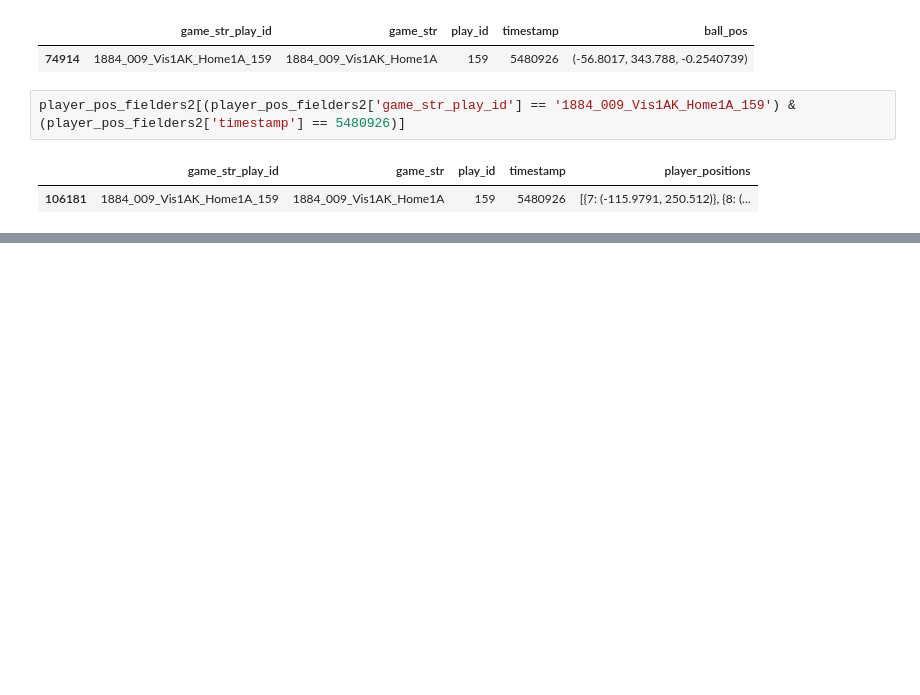
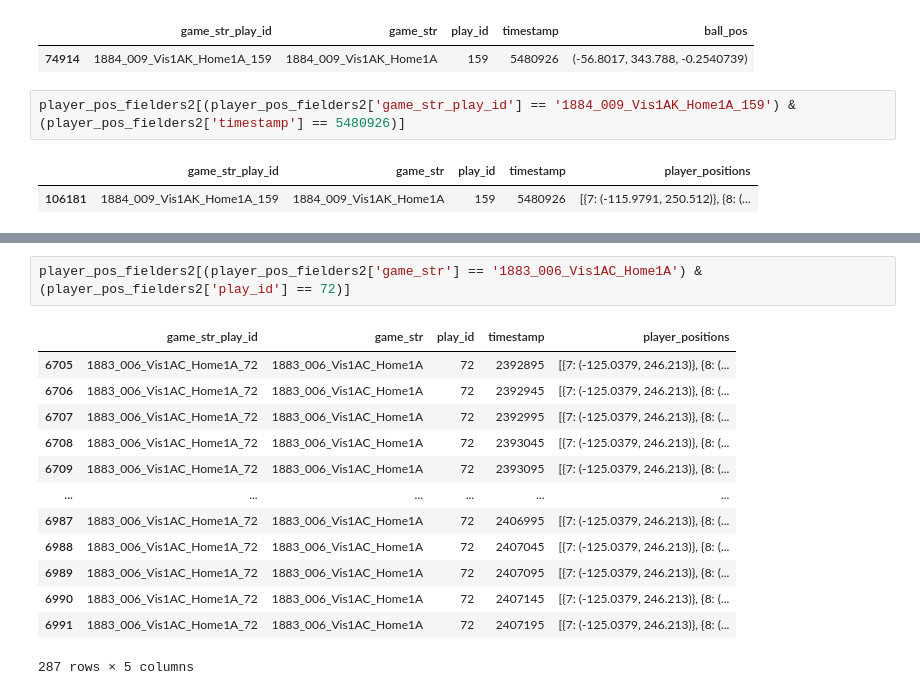
Before and after one commit to victorhauvi/SMT2024, a Jupyter notebook: 2024_SMT_Data_Challenge/SMT.ipynb, the cells around one changed output, grey strips where cells are left out. Saved outputs shown, nothing was run; the diff lists cells and outputs as text; blank space fills up the shorter version.

```diff
--- a/2024_SMT_Data_Challenge/SMT.ipynb
+++ b/2024_SMT_Data_Challenge/SMT.ipynb
@@ -1020,0 +1100,16 @@ player_pos_fielders2[(player_pos_fielders2['game_str_play_id'] == '1884_009_Vis1
+# %%
+player_pos_fielders2[(player_pos_fielders2['game_str'] == '1883_006_Vis1AC_Home1A') & (player_pos_fielders2['play_id'] == 72)]
+# %% [output]
+|  | game_str_play_id | game_str | play_id | timestamp | player_positions |
+| 6705 | 1883_006_Vis1AC_Home1A_72 | 1883_006_Vis1AC_Home1A | 72 | 2392895 | [{7: (-125.0379, 246.213)}, {8: (... |
+| 6706 | 1883_006_Vis1AC_Home1A_72 | 1883_006_Vis1AC_Home1A | 72 | 2392945 | [{7: (-125.0379, 246.213)}, {8: (... |
+| 6707 | 1883_006_Vis1AC_Home1A_72 | 1883_006_Vis1AC_Home1A | 72 | 2392995 | [{7: (-125.0379, 246.213)}, {8: (... |
+| 6708 | 1883_006_Vis1AC_Home1A_72 | 1883_006_Vis1AC_Home1A | 72 | 2393045 | [{7: (-125.0379, 246.213)}, {8: (... |
+| 6709 | 1883_006_Vis1AC_Home1A_72 | 1883_006_Vis1AC_Home1A | 72 | 2393095 | [{7: (-125.0379, 246.213)}, {8: (... |
+| ... | ... | ... | ... | ... | ... |
+| 6987 | 1883_006_Vis1AC_Home1A_72 | 1883_006_Vis1AC_Home1A | 72 | 2406995 | [{7: (-125.0379, 246.213)}, {8: (... |
+| 6988 | 1883_006_Vis1AC_Home1A_72 | 1883_006_Vis1AC_Home1A | 72 | 2407045 | [{7: (-125.0379, 246.213)}, {8: (... |
+| 6989 | 1883_006_Vis1AC_Home1A_72 | 1883_006_Vis1AC_Home1A | 72 | 2407095 | [{7: (-125.0379, 246.213)}, {8: (... |
+| 6990 | 1883_006_Vis1AC_Home1A_72 | 1883_006_Vis1AC_Home1A | 72 | 2407145 | [{7: (-125.0379, 246.213)}, {8: (... |
+| 6991 | 1883_006_Vis1AC_Home1A_72 | 1883_006_Vis1AC_Home1A | 72 | 2407195 | [{7: (-125.0379, 246.213)}, {8: (... |
+287 rows × 5 columns
```
Also changed, not shown: parts of 21 cells of this notebook, 17 other files.
